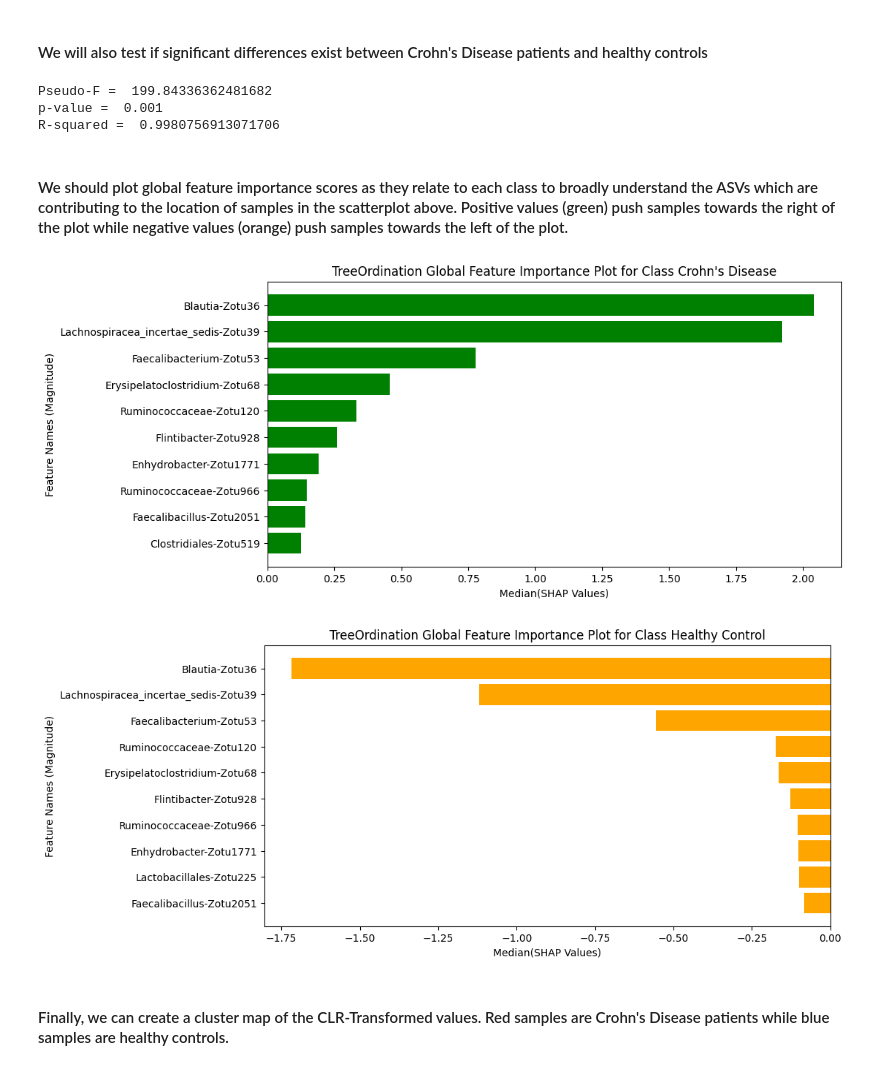
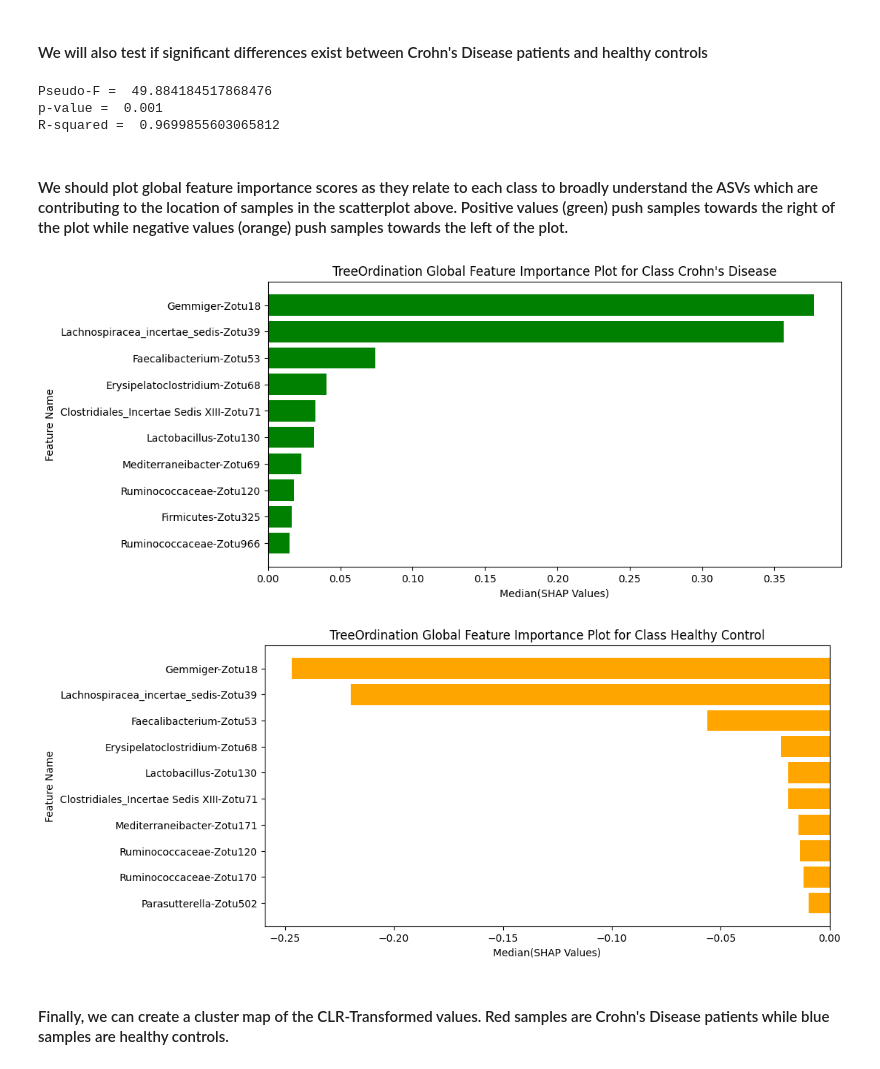
Before and after one commit to jrudar/Triglav, a Jupyter notebook: notebooks/Diseased-Gut-Analysis/16S_end_to_end.ipynb, the cells around one changed output. Saved outputs shown, nothing was run; the diff lists cells and outputs as text; code cells hidden in the pictures.

```diff
--- a/notebooks/Diseased-Gut-Analysis/16S_end_to_end.ipynb
+++ b/notebooks/Diseased-Gut-Analysis/16S_end_to_end.ipynb
@@ -427,7 +439,7 @@ gradient function is not yet implemented for hamming distance metric; inverse_tr
     from sklearn.metrics import pairwise_distances
 
     #Get the projection
-    projection = tree_ord_model.approx_emb(X_removed[:, best_features])
+    projection = tree_ord_model.emb_transform(X_removed[:, best_features], "PCA")
 
     # Calculate distance matrix
     D_ij = pairwise_distances(projection, metric = "euclidean").astype(np.float32)
@@ -450,22 +462,24 @@ gradient function is not yet implemented for hamming distance metric; inverse_tr
     print("p-value = ", pval)
     print("R-squared = ", R2)
 # %% [output]
-Pseudo-F =  199.84336362481682
+Pseudo-F =  49.884184517868476
 p-value =  0.001
-R-squared =  0.9980756913071706
+R-squared =  0.9699855603065812
 # %% [markdown]
 #### We should plot global feature importance scores as they relate to each class to broadly understand the ASVs which are contributing to the location of samples in the scatterplot above. Positive values (green) push samples towards the right of the plot while negative values (orange) push samples towards the left of the plot.
 # %%
+    tree_ord_model.get_importance()
+
     tree_ord_model.plot_importance_global(X_removed[:, best_features], y, class_name = "Crohn's Disease")
     plt.show()
     plt.close()
 
     tree_ord_model.plot_importance_global(X_removed[:, best_features], y, class_name = "Healthy Control")
     plt.show()
     plt.close()
 # %% [output]
-[figure, old version]
+[figure, new version]
-[figure, old version]
+[figure, new version]
 # %% [markdown]
 #### Finally, we can create a cluster map of the CLR-Transformed values. Red samples are Crohn's Disease patients while blue samples are healthy controls.
 # %%
```
Also changed, not shown: parts of 7 cells of this notebook.
